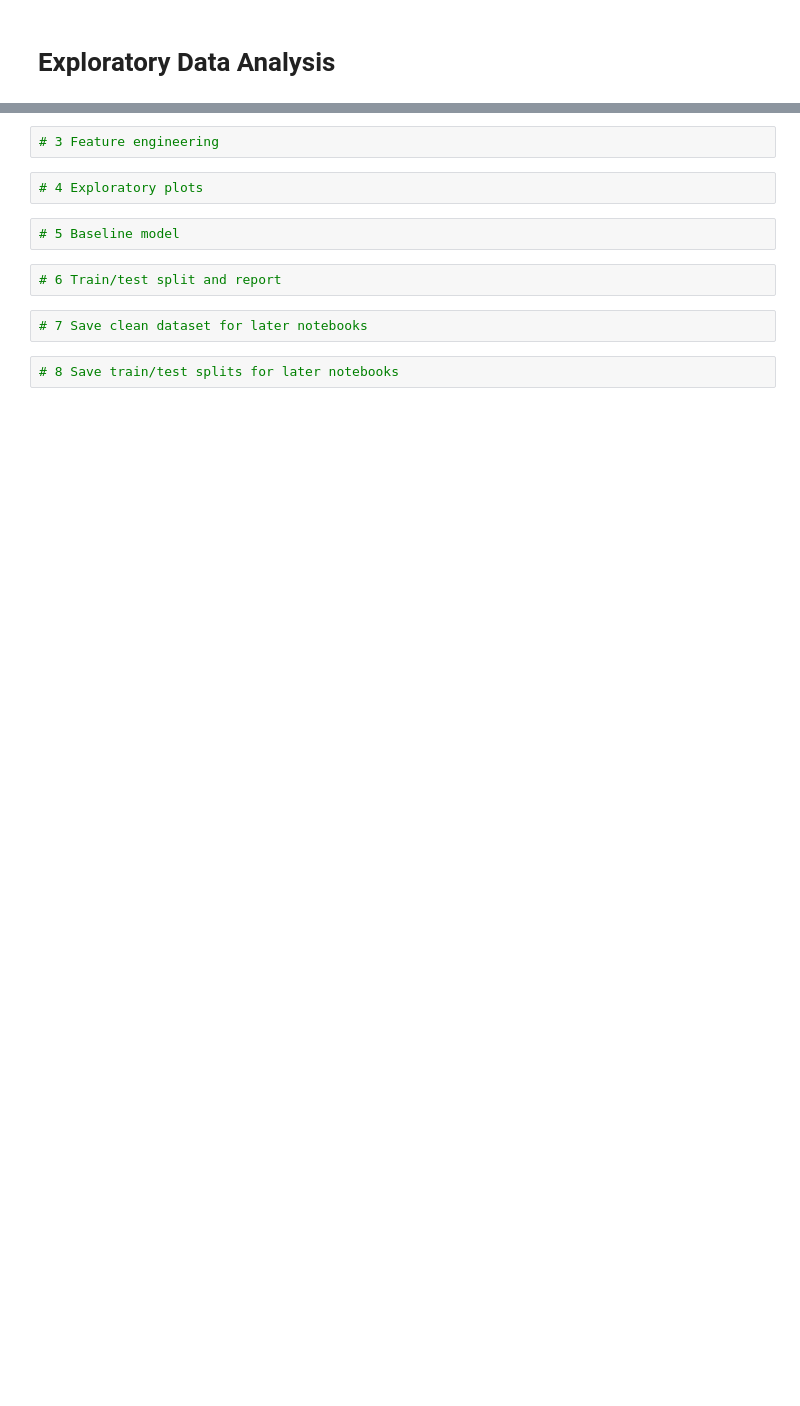
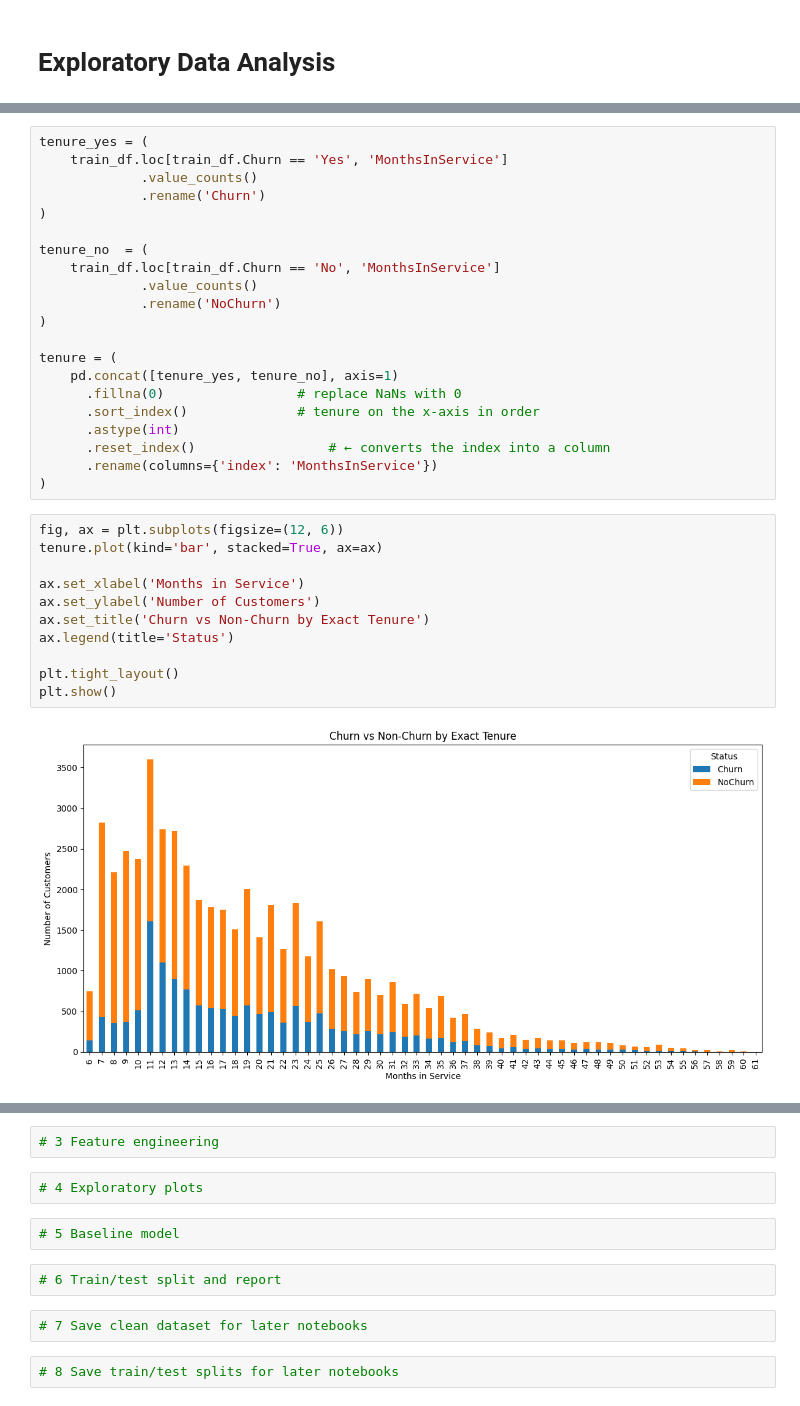
Before and after one commit to jycwy/MLOPs_zoomcamp_project, a Jupyter notebook: src/model training/data_eda.ipynb, the cells around one changed output, grey strips where cells are left out. Saved outputs shown, nothing was run; the diff lists cells and outputs as text; blank space fills up the shorter version.

```diff
--- a/src/model training/data_eda.ipynb
+++ b/src/model training/data_eda.ipynb
@@ -18,0 +74,34 @@ Path to dataset files: /Users/wenyechen/.cache/kagglehub/datasets/jpacse/dataset
+# %%
+tenure_yes = (
+    train_df.loc[train_df.Churn == 'Yes', 'MonthsInService']
+             .value_counts()
+             .rename('Churn')
+)
+
+tenure_no  = (
+    train_df.loc[train_df.Churn == 'No', 'MonthsInService']
+             .value_counts()
+             .rename('NoChurn')
+)
+
+tenure = (
+    pd.concat([tenure_yes, tenure_no], axis=1)
+      .fillna(0)                 # replace NaNs with 0
+      .sort_index()              # tenure on the x-axis in order
+      .astype(int)
+      .reset_index()                 # ← converts the index into a column
+      .rename(columns={'index': 'MonthsInService'})
+)
+# %%
+fig, ax = plt.subplots(figsize=(12, 6))
+tenure.plot(kind='bar', stacked=True, ax=ax)
+
+ax.set_xlabel('Months in Service')
+ax.set_ylabel('Number of Customers')
+ax.set_title('Churn vs Non-Churn by Exact Tenure')
+ax.legend(title='Status')
+
+plt.tight_layout()
+plt.show()
+# %% [output]
+[figure, added]
```
Also changed, not shown: parts of 11 cells of this notebook, 3 other files.
